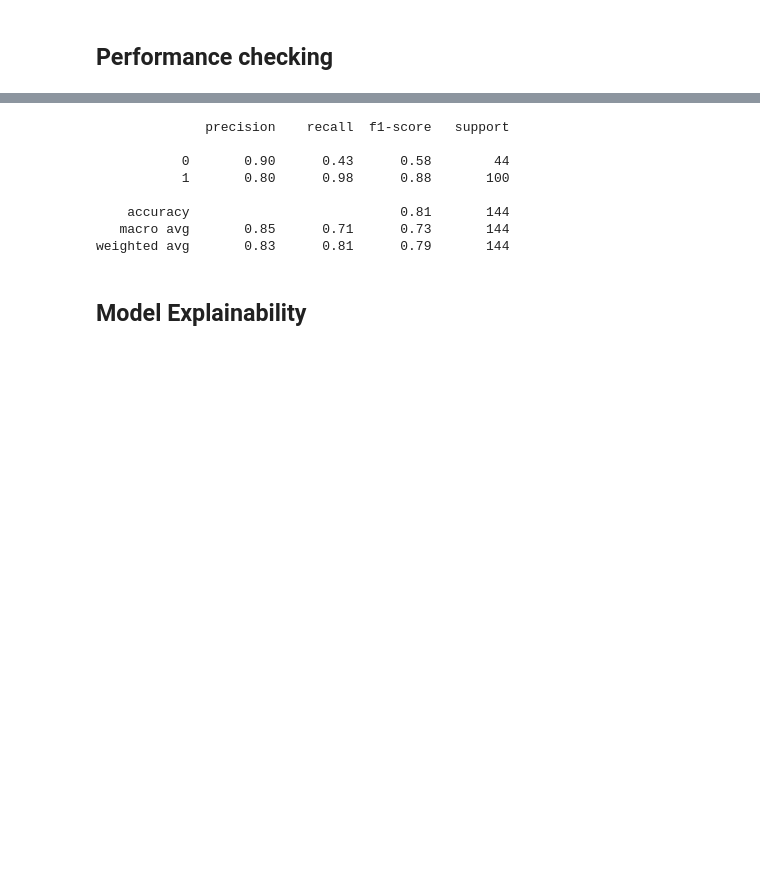
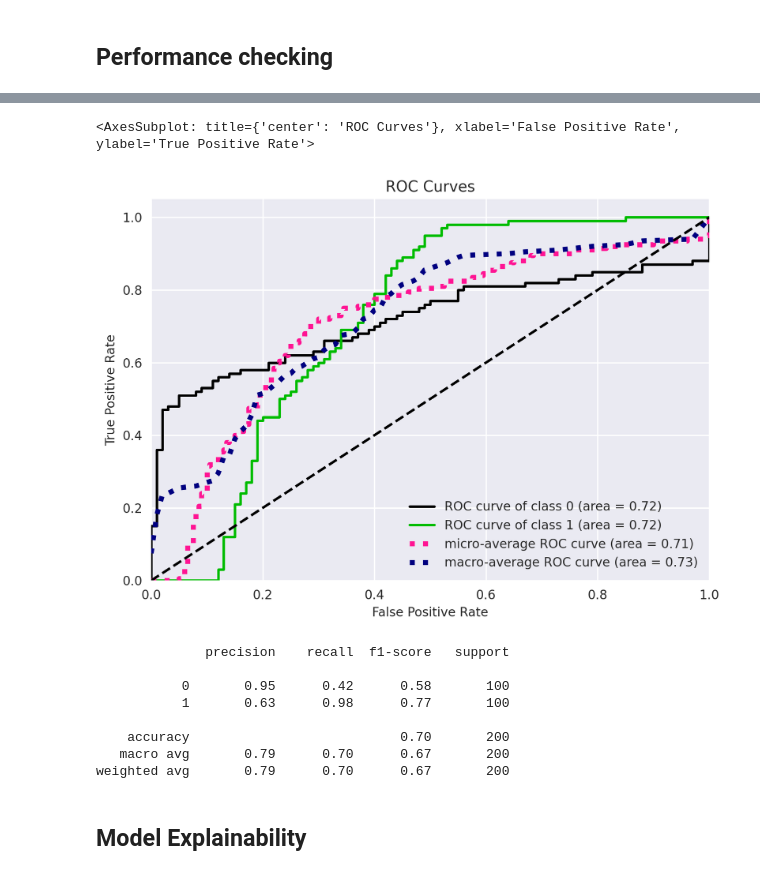
Before and after one commit to adilsmh/bank_loan_eligibility, a Jupyter notebook: notebooks/notebook_bank.ipynb, the cells around one changed output, grey strips where cells are left out. Cells and saved outputs as stored; diff of their text form; code cells hidden in the pictures; blank space fills up the shorter version.

```diff
--- a/notebooks/notebook_bank.ipynb
+++ b/notebooks/notebook_bank.ipynb
@@ -722,14 +760,19 @@ make_confusion_matrix(cf_matrix,
+# %%
+skplt.metrics.plot_roc(y_test_sm, y_probas)
+# %% [output]
+<AxesSubplot: title={'center': 'ROC Curves'}, xlabel='False Positive Rate', ylabel='True Positive Rate'>
+[figure, added]
 # %%
-print(classification_report(y_test, y_pred))
+print(classification_report(y_test_sm, y_pred))
 # %% [output]
               precision    recall  f1-score   support
 
-           0       0.90      0.43      0.58        44
-           1       0.80      0.98      0.88       100
+           0       0.95      0.42      0.58       100
+           1       0.63      0.98      0.77       100
 
-    accuracy                           0.81       144
-   macro avg       0.85      0.71      0.73       144
-weighted avg       0.83      0.81      0.79       144
+    accuracy                           0.70       200
+   macro avg       0.79      0.70      0.67       200
+weighted avg       0.79      0.70      0.67       200
 # %% [markdown]
 ## Model Explainability
 # %%
```
Also changed, not shown: parts of 25 cells of this notebook, 1 other file.
